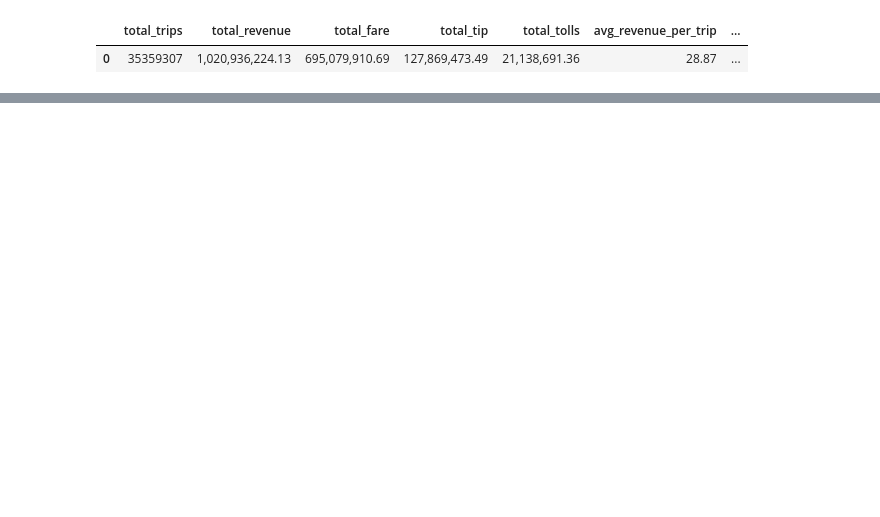
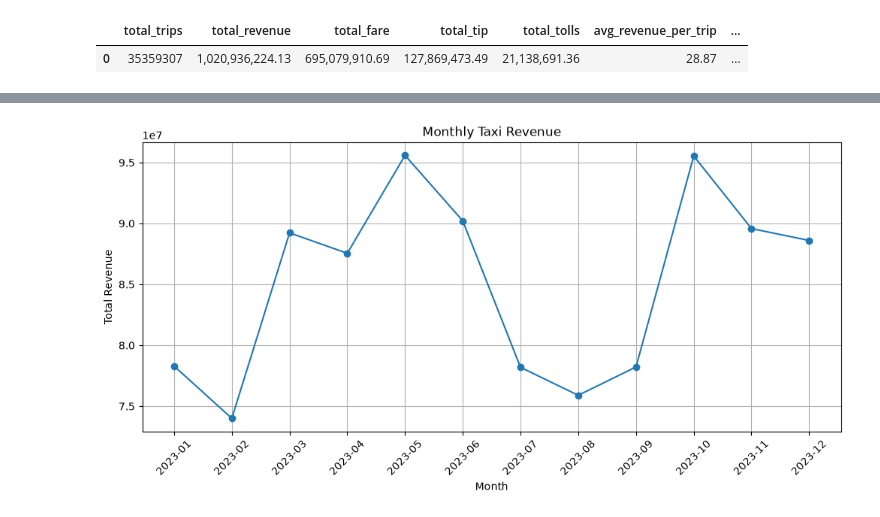
Before and after one commit to sidiqqm/nyc-taxi-trips, a Jupyter notebook: notebooks/01_python_eda.ipynb, the cells around one changed output, grey strips where cells are left out. Cells and saved outputs as stored; diff of their text form; code cells hidden in the pictures; blank space fills up the shorter version.

```diff
--- a/notebooks/01_python_eda.ipynb
+++ b/notebooks/01_python_eda.ipynb
@@ -47,0 +126,11 @@ df_kpi
+# %%
+plt.figure(figsize=(12, 5))
+plt.plot(df_monthly["pickup_year_month"], df_monthly["total_revenue"], marker="o")
+plt.title("Monthly Taxi Revenue")
+plt.xlabel("Month")
+plt.ylabel("Total Revenue")
+plt.xticks(rotation=45)
+plt.grid(True)
+plt.show()
+# %% [output]
+[figure, added]
```
Also changed, not shown: parts of 7 cells of this notebook.
